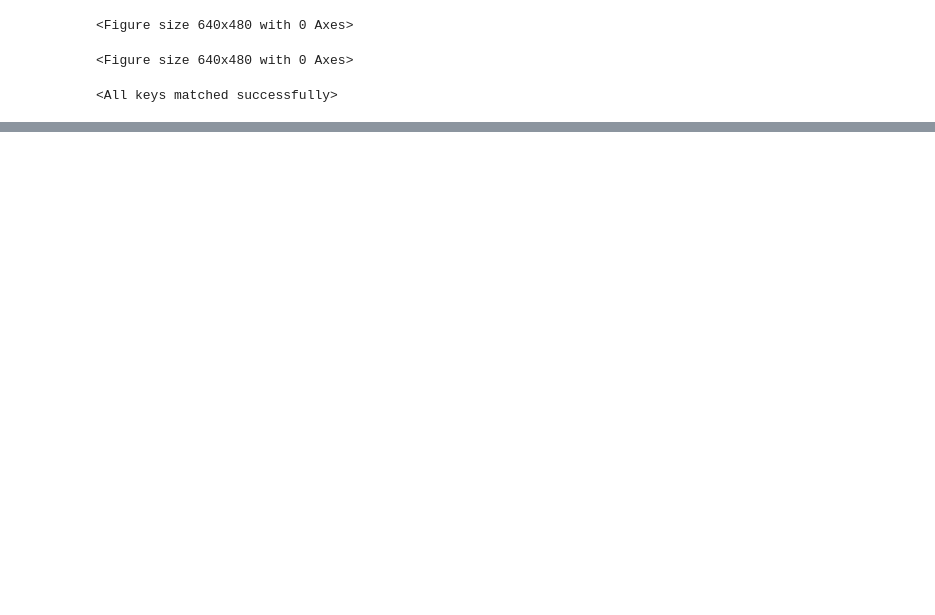
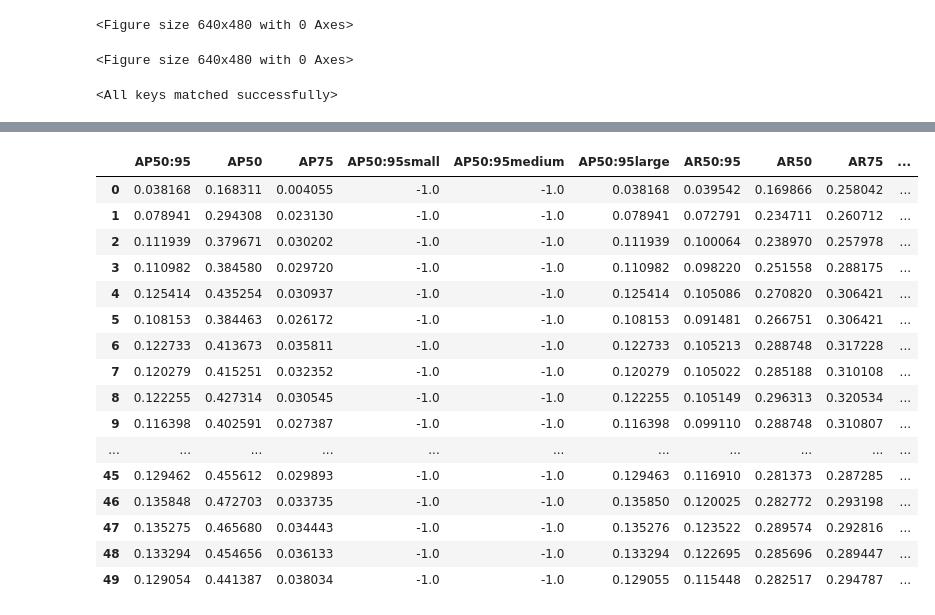
Before and after one commit to JulianSe26/aml-project, a Jupyter notebook: src/rcnn/augmentation_test.ipynb, the cells around one changed output, grey strips where cells are left out. Drawn from its saved outputs; the diff is of its cells as text; code cells hidden in the pictures; blank space fills up the shorter version.

```diff
--- a/src/rcnn/augmentation_test.ipynb
+++ b/src/rcnn/augmentation_test.ipynb
@@ -118,0 +128,20 @@ Clipping input data to the valid range for imshow with RGB data ([0..1] for floa
+# %%
+df
+# %% [output]
+|  | AP50:95 | AP50 | AP75 | AP50:95small | AP50:95medium | AP50:95large | AR50:95 | AR50 | AR75 | ... |
+| 0 | 0.038168 | 0.168311 | 0.004055 | -1.0 | -1.0 | 0.038168 | 0.039542 | 0.169866 | 0.258042 | ... |
+| 1 | 0.078941 | 0.294308 | 0.023130 | -1.0 | -1.0 | 0.078941 | 0.072791 | 0.234711 | 0.260712 | ... |
+| 2 | 0.111939 | 0.379671 | 0.030202 | -1.0 | -1.0 | 0.111939 | 0.100064 | 0.238970 | 0.257978 | ... |
+| 3 | 0.110982 | 0.384580 | 0.029720 | -1.0 | -1.0 | 0.110982 | 0.098220 | 0.251558 | 0.288175 | ... |
+| 4 | 0.125414 | 0.435254 | 0.030937 | -1.0 | -1.0 | 0.125414 | 0.105086 | 0.270820 | 0.306421 | ... |
+| 5 | 0.108153 | 0.384463 | 0.026172 | -1.0 | -1.0 | 0.108153 | 0.091481 | 0.266751 | 0.306421 | ... |
+| 6 | 0.122733 | 0.413673 | 0.035811 | -1.0 | -1.0 | 0.122733 | 0.105213 | 0.288748 | 0.317228 | ... |
+| 7 | 0.120279 | 0.415251 | 0.032352 | -1.0 | -1.0 | 0.120279 | 0.105022 | 0.285188 | 0.310108 | ... |
+| 8 | 0.122255 | 0.427314 | 0.030545 | -1.0 | -1.0 | 0.122255 | 0.105149 | 0.296313 | 0.320534 | ... |
+| 9 | 0.116398 | 0.402591 | 0.027387 | -1.0 | -1.0 | 0.116398 | 0.099110 | 0.288748 | 0.310807 | ... |
+| ... | ... | ... | ... | ... | ... | ... | ... | ... | ... | ... |
+| 45 | 0.129462 | 0.455612 | 0.029893 | -1.0 | -1.0 | 0.129463 | 0.116910 | 0.281373 | 0.287285 | ... |
+| 46 | 0.135848 | 0.472703 | 0.033735 | -1.0 | -1.0 | 0.135850 | 0.120025 | 0.282772 | 0.293198 | ... |
+| 47 | 0.135275 | 0.465680 | 0.034443 | -1.0 | -1.0 | 0.135276 | 0.123522 | 0.289574 | 0.292816 | ... |
+| 48 | 0.133294 | 0.454656 | 0.036133 | -1.0 | -1.0 | 0.133294 | 0.122695 | 0.285696 | 0.289447 | ... |
+| 49 | 0.129054 | 0.441387 | 0.038034 | -1.0 | -1.0 | 0.129055 | 0.115448 | 0.282517 | 0.294787 | ... |
```
Also changed, not shown: parts of 12 cells of this notebook, 6 other files.
